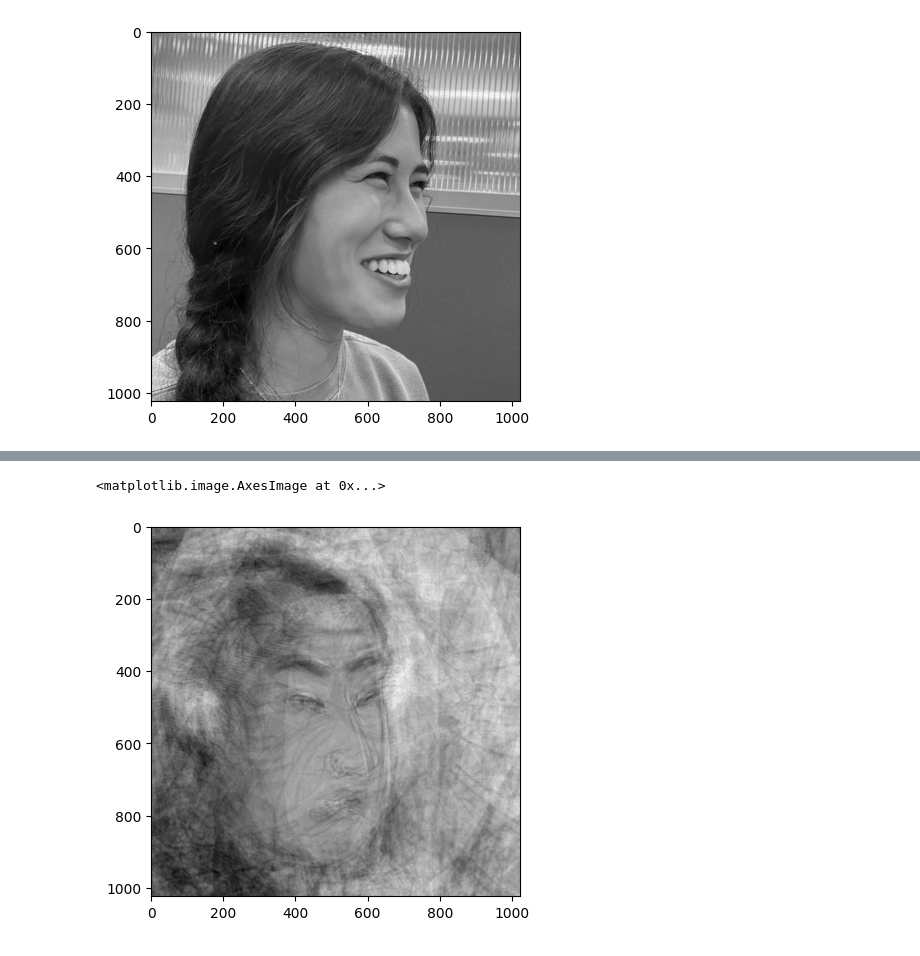
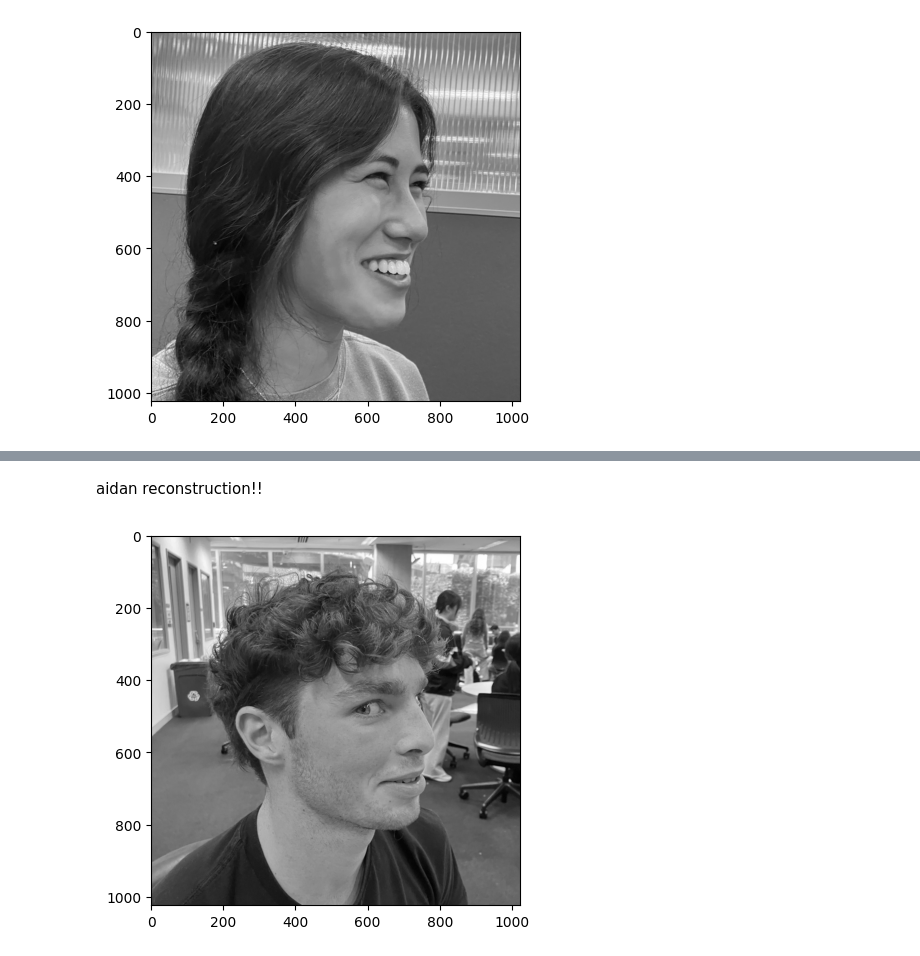
Before and after one commit to clairemallela/COGS118B-FinalProject, a Jupyter notebook: COGS118B_project_CM.ipynb, the cells around one changed output, grey strips where cells are left out. Drawn from its saved outputs; the diff is of its cells as text; code cells hidden in the pictures.

```diff
--- a/COGS118B_project_CM.ipynb
+++ b/COGS118B_project_CM.ipynb
@@ -215,5 +219,17 @@ Zhat = (U @ c) + meanface_flat
-# %%
-plt.imshow(Zhat.reshape(1024,1024), cmap='gray')
-# %% [output]
-<matplotlib.image.AxesImage at 0x...>
-[figure, removed]
+# %% [markdown]
+aidan reconstruction!!
+# %%
+# show aidan face, 2D array
+
+image_path = 'team_faces/aidannn.jpeg'
+img = Image.open(image_path)
+img_gray = img.convert('L')
+img_resized = img_gray.resize((1024, 1024))
+img_arr = np.array(img_resized)
+img_flatten = img_arr.flatten()
+face = img_flatten.reshape((1048576, 1))
+
+plt.imshow(img_arr, cmap='gray')
+plt.show()
+# %% [output]
+[figure, added]
```
Also changed, not shown: parts of 6 cells of this notebook, 1 other file.
